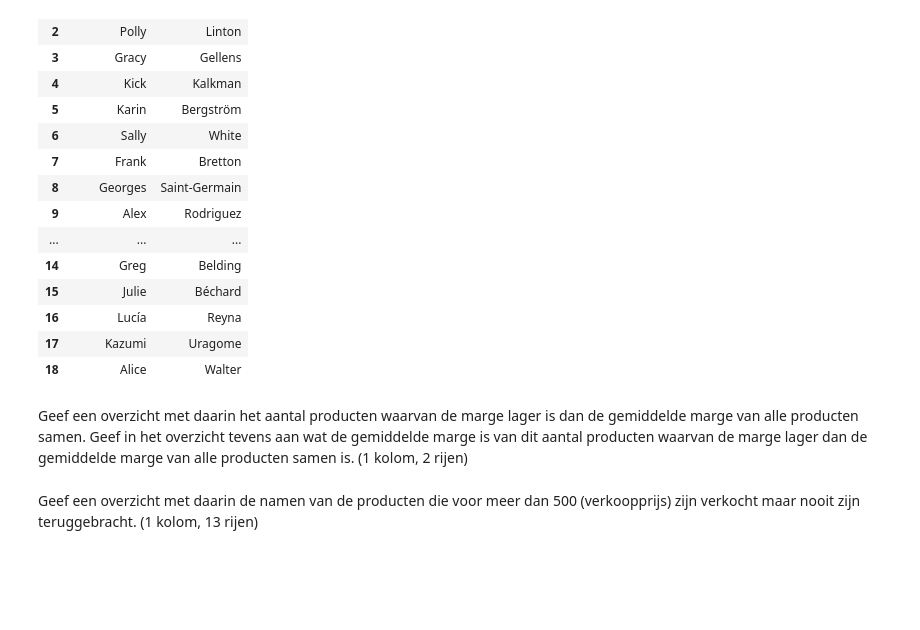
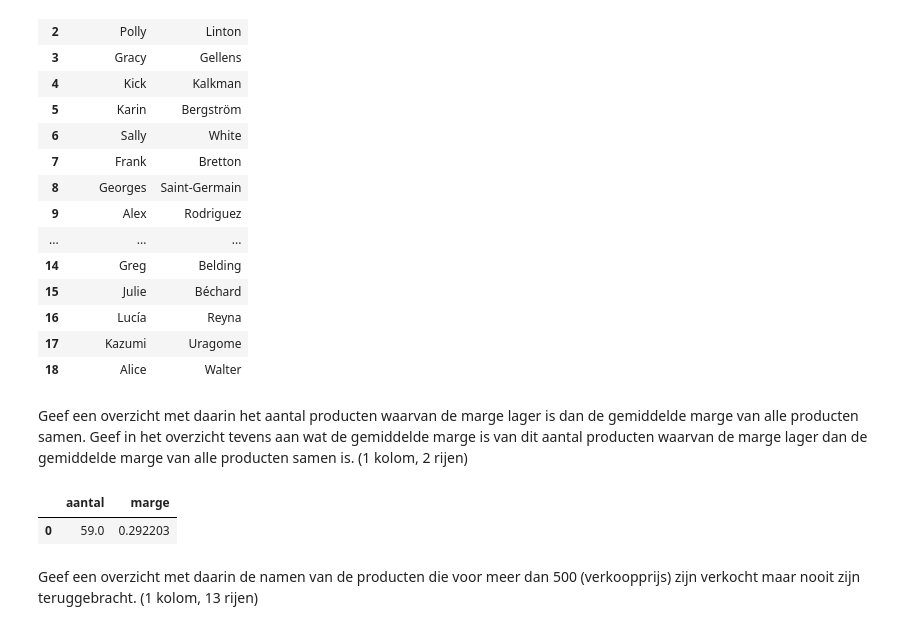
Before and after one commit to robbertsteggerda/deds_week_2, a Jupyter notebook: Practicum_2.3_Opdrachten.ipynb, the cells around one changed output. Saved outputs shown, nothing was run; the diff lists cells and outputs as text; code cells hidden in the pictures; blank space fills up the shorter version.

```diff
--- a/Practicum_2.3_Opdrachten.ipynb
+++ b/Practicum_2.3_Opdrachten.ipynb
@@ -553,2 +568,26 @@ Geef een overzicht met daarin het aantal producten waarvan de marge lager is dan
+# %%
+p = product
+
+p['MARGIN'] = p['MARGIN'].astype('float')
+avg_margin = p['MARGIN'].mean()
+
+
+mp = p.loc[p["MARGIN"] < avg_margin, :]
+
+prod_num = len(mp)
+
+mp_avg_margin = mp['MARGIN'].mean()
+
+# 1 kolom is niet logisch bij deze vraag, vandaar 2
+df = pd.DataFrame(columns=['aantal', 'marge'])
+
+
+df.loc[len(df.index)] = [round(prod_num), mp_avg_margin]
+
+
+df
+# %% [output]
+|  | aantal | marge |
+| 0 | 59.0 | 0.292203 |
 # %% [markdown]
 Geef een overzicht met daarin de namen van de producten die voor meer dan 500 (verkoopprijs) zijn verkocht maar nooit zijn teruggebracht. (1 kolom, 13 rijen)
```
Also changed, not shown: parts of 8 cells of this notebook.
